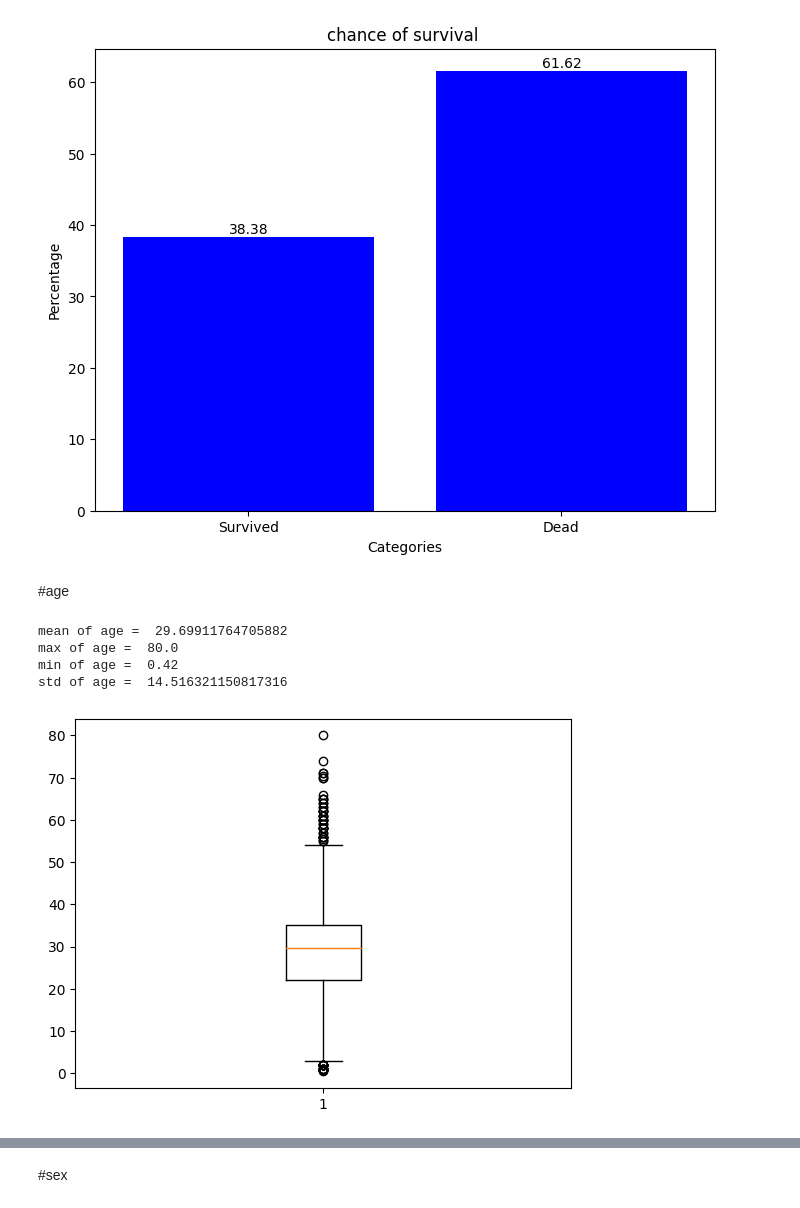
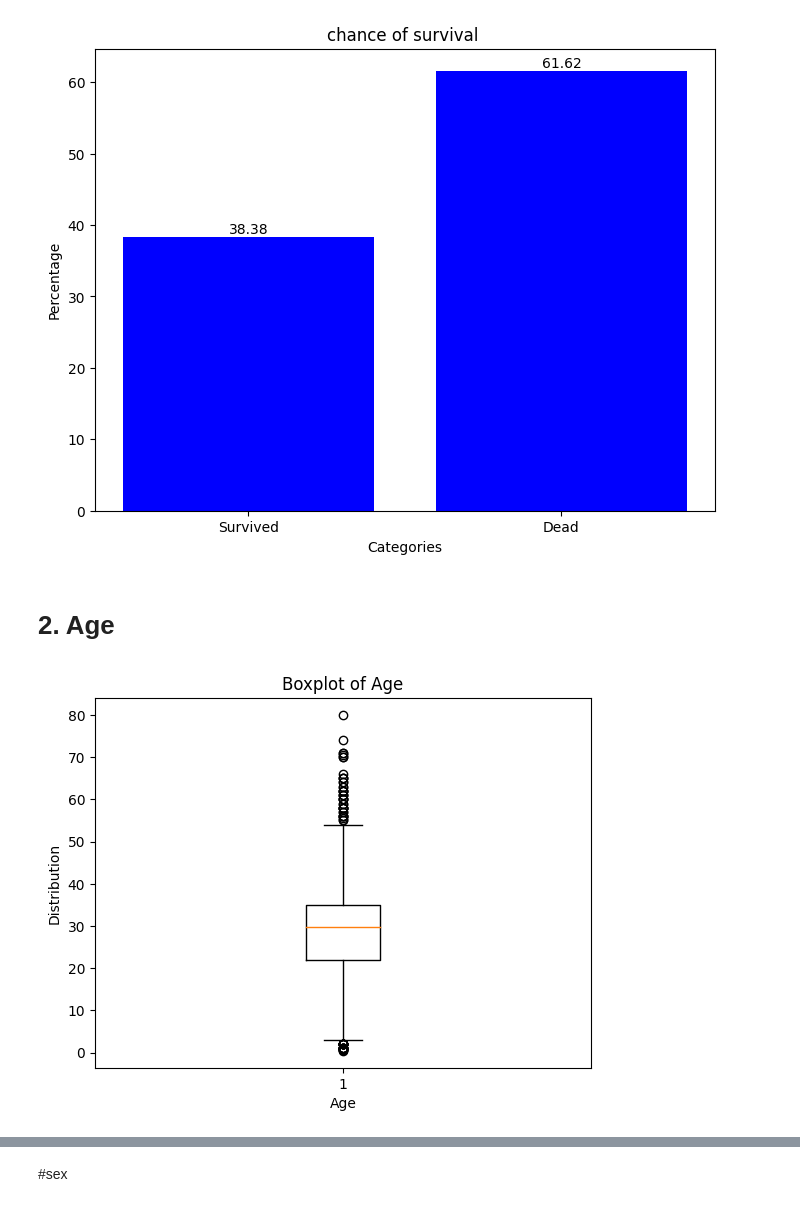
Before and after one commit to NazaninSaadatMoghaddam1993/Titanik_kaggle_competition, a Jupyter notebook: titanic_analysis.ipynb, the cells around one changed output, grey strips where cells are left out. Saved outputs shown, nothing was run; the diff lists cells and outputs as text; code cells hidden in the pictures.

```diff
--- a/titanic_analysis.ipynb
+++ b/titanic_analysis.ipynb
@@ -68,2 +78,0 @@ dtype: int64
-# %%
-data_f = data_f.fillna(data_f.mean())
@@ -98,22 +103,15 @@ plt.title('chance of survival ')
 plt.show()
 # %% [output]
 [figure]
-# %% [markdown]
-#age
-# %%
-print('mean of age = ', np.mean(data_f['Age']))
-print('max of age = ', np.max(data_f['Age']))
-print('min of age = ', np.min(data_f['Age']))
-print('std of age = ', np.std(data_f['Age']))
-# %% [output]
-mean of age =  29.69911764705882
-max of age =  80.0
-min of age =  0.42
-std of age =  14.516321150817316
+# %% [markdown]
+# 2. Age
 # %%
-ar = data_f['Age'].values
+# @title BoxPlot of Age
+ar = data_f['Age'].dropna().values
 plt.boxplot(ar)
-plt
+plt.xlabel('Age')
+plt.ylabel('Distribution')
+plt.title('Boxplot of Age')
 plt.show()
 # %% [output]
-[figure, old version]
+[figure, new version]
```
Also changed, not shown: parts of 77 cells of this notebook.
